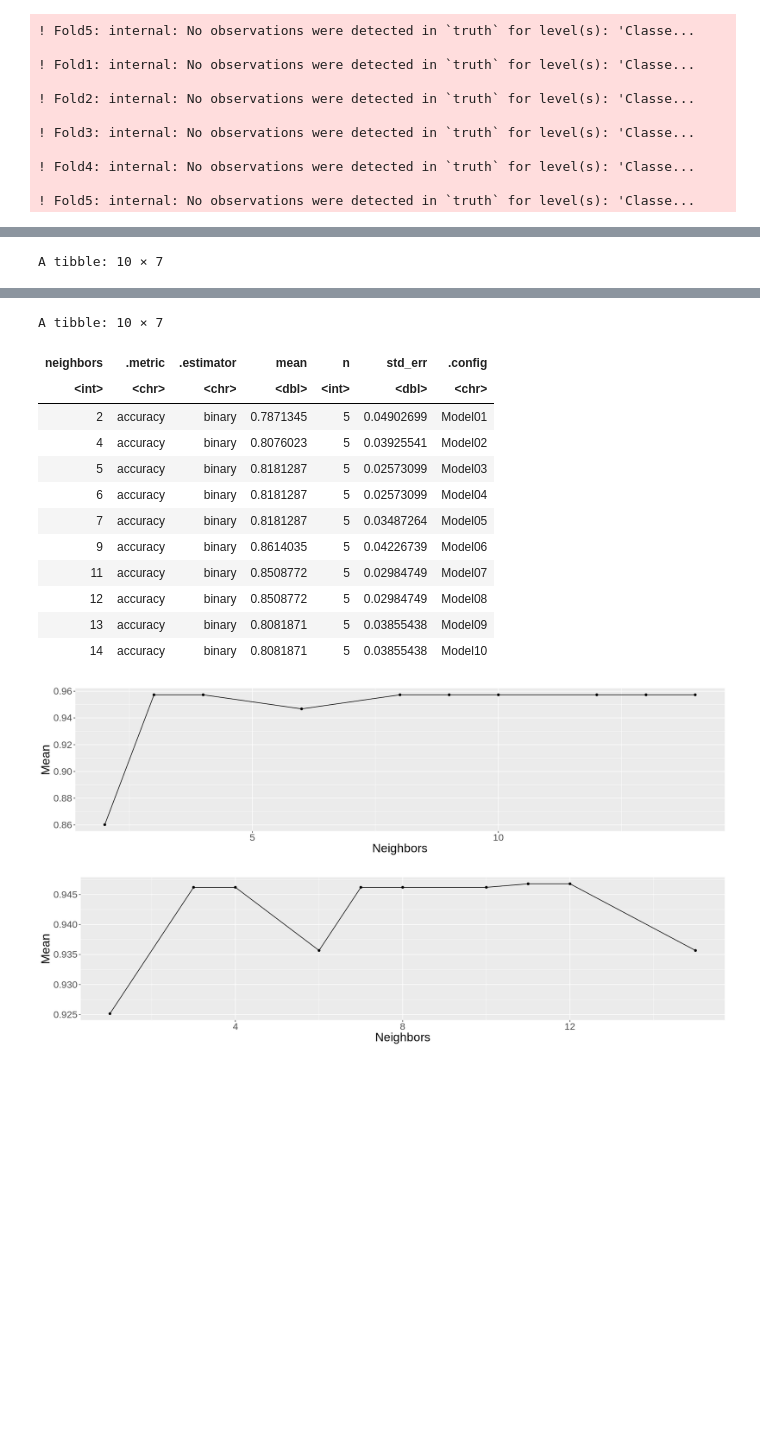
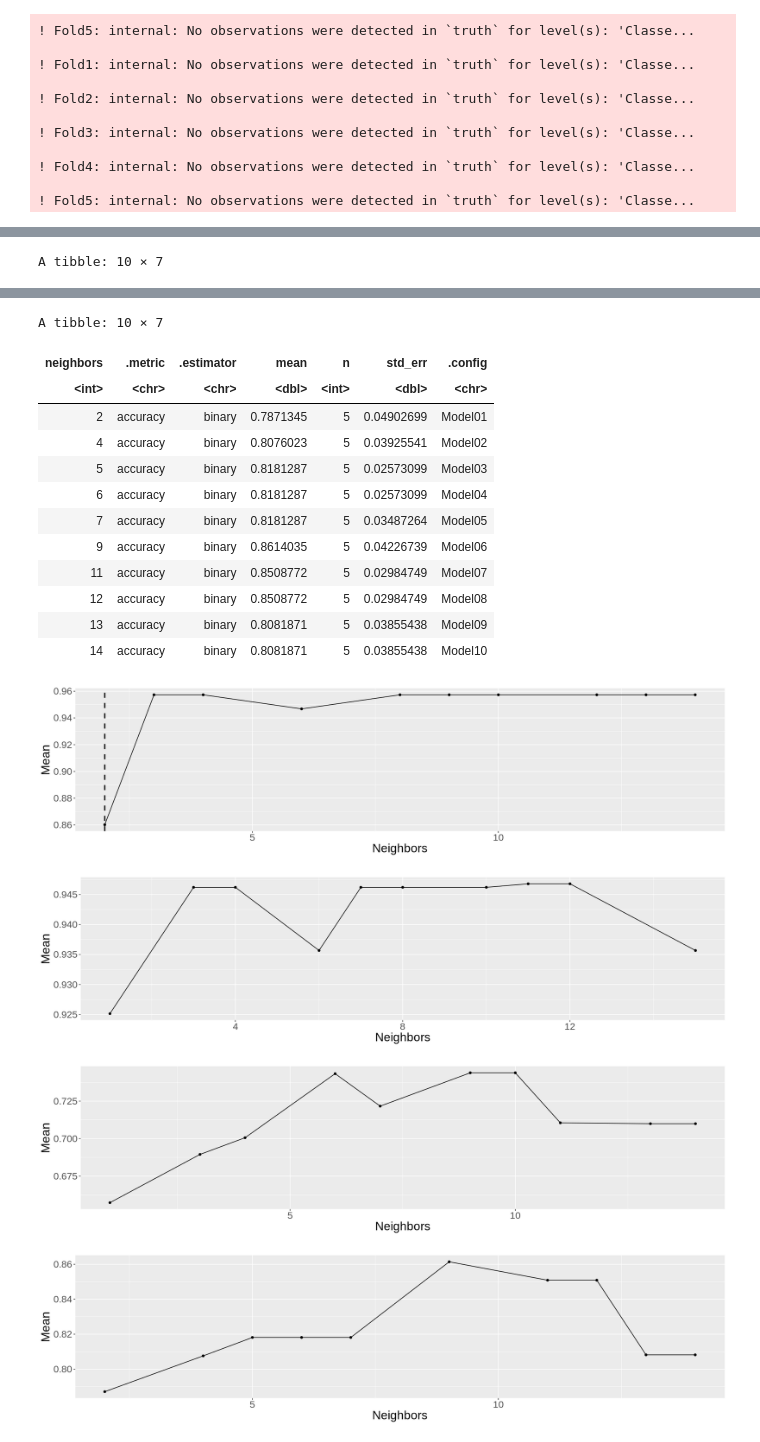
Before and after one commit to zjr-mds/Forest-Fire-Prediction, a Jupyter notebook: Proposal_Group2.ipynb, the cells around one changed output, grey strips where cells are left out. Cells and saved outputs as stored; diff of their text form; code cells hidden in the pictures; blank space fills up the shorter version.

Commit message:
Graphs done

```diff
--- a/Proposal_Group2.ipynb
+++ b/Proposal_Group2.ipynb
@@ -317,20 +317,36 @@ accuracies_S_2 <- knn_results_S_2 %>%
 accuracies_S_2
 
 
-B_forest_fire <- ggplot(accuracies_B_1, aes(x = neighbors , y = mean))+
+B_1_forest_fire <- ggplot(accuracies_B_1, aes(x = neighbors , y = mean))+
+    geom_point()+
+    geom_line()+
+    labs(x = "Neighbors", y = "Mean")+
+    geom_vline(xintercept = 2, linetype = "dashed", size = 1.0)+
+    theme(text = element_text(size = 20))
+B_1_forest_fire
+
+
+S_1_forest_fire <- ggplot(accuracies_S_1, aes(x = neighbors , y = mean))+
     geom_point()+
     geom_line()+
     labs(x = "Neighbors", y = "Mean")+
     theme(text = element_text(size = 20))
-B_forest_fire
+S_1_forest_fire
 
 
-S_forest_fire <- ggplot(accuracies_S_1, aes(x = neighbors , y = mean))+
+B_2_forest_fire <- ggplot(accuracies_B_2, aes(x = neighbors , y = mean))+
     geom_point()+
     geom_line()+
     labs(x = "Neighbors", y = "Mean")+
     theme(text = element_text(size = 20))
-S_forest_fire
+B_2_forest_fire
+
+S_2_forest_fire <- ggplot(accuracies_S_2, aes(x = neighbors , y = mean))+
+    geom_point()+
+    geom_line()+
+    labs(x = "Neighbors", y = "Mean")+
+    theme(text = element_text(size = 20))
+S_2_forest_fire
 # %% [output]
 A tibble: 10 × 7
 | neighbors | .metric | .estimator | mean | n | std_err | .config |
@@ -357,32 +373,34 @@ A tibble: 10 × 7
 | 10 | accuracy | binary | 0.9461988 | 5 | 0.02421081 | Model07 |
 | 11 | accuracy | binary | 0.9467836 | 5 | 0.02883343 | Model08 |
 | 12 | accuracy | binary | 0.9467836 | 5 | 0.02883343 | Model09 |
 | 15 | accuracy | binary | 0.9356725 | 5 | 0.02034214 | Model10 |
 A tibble: 10 × 7
 | neighbors | .metric | .estimator | mean | n | std_err | .config |
 | <int> | <chr> | <chr> | <dbl> | <int> | <dbl> | <chr> |
 | 1 | accuracy | multiclass | 0.6573099 | 5 | 0.04504632 | Model01 |
 | 3 | accuracy | multiclass | 0.6894737 | 5 | 0.04417431 | Model02 |
 | 4 | accuracy | multiclass | 0.7005848 | 5 | 0.04413752 | Model03 |
 | 6 | accuracy | multiclass | 0.7432749 | 5 | 0.04386355 | Model04 |
 | 7 | accuracy | multiclass | 0.7216374 | 5 | 0.04080388 | Model05 |
 | 9 | accuracy | multiclass | 0.7438596 | 5 | 0.04653259 | Model06 |
 | 10 | accuracy | multiclass | 0.7438596 | 5 | 0.04653259 | Model07 |
 | 11 | accuracy | multiclass | 0.7105263 | 5 | 0.03417427 | Model08 |
 | 13 | accuracy | multiclass | 0.7099415 | 5 | 0.03500722 | Model09 |
 | 14 | accuracy | multiclass | 0.7099415 | 5 | 0.03500722 | Model10 |
 A tibble: 10 × 7
 | neighbors | .metric | .estimator | mean | n | std_err | .config |
 | <int> | <chr> | <chr> | <dbl> | <int> | <dbl> | <chr> |
 | 2 | accuracy | binary | 0.7871345 | 5 | 0.04902699 | Model01 |
 | 4 | accuracy | binary | 0.8076023 | 5 | 0.03925541 | Model02 |
 | 5 | accuracy | binary | 0.8181287 | 5 | 0.02573099 | Model03 |
 | 6 | accuracy | binary | 0.8181287 | 5 | 0.02573099 | Model04 |
 | 7 | accuracy | binary | 0.8181287 | 5 | 0.03487264 | Model05 |
 | 9 | accuracy | binary | 0.8614035 | 5 | 0.04226739 | Model06 |
 | 11 | accuracy | binary | 0.8508772 | 5 | 0.02984749 | Model07 |
 | 12 | accuracy | binary | 0.8508772 | 5 | 0.02984749 | Model08 |
 | 13 | accuracy | binary | 0.8081871 | 5 | 0.03855438 | Model09 |
 | 14 | accuracy | binary | 0.8081871 | 5 | 0.03855438 | Model10 |
-[figure, old version]
+[figure, new version]
 [figure]
+[figure, added]
+[figure, added]
```
